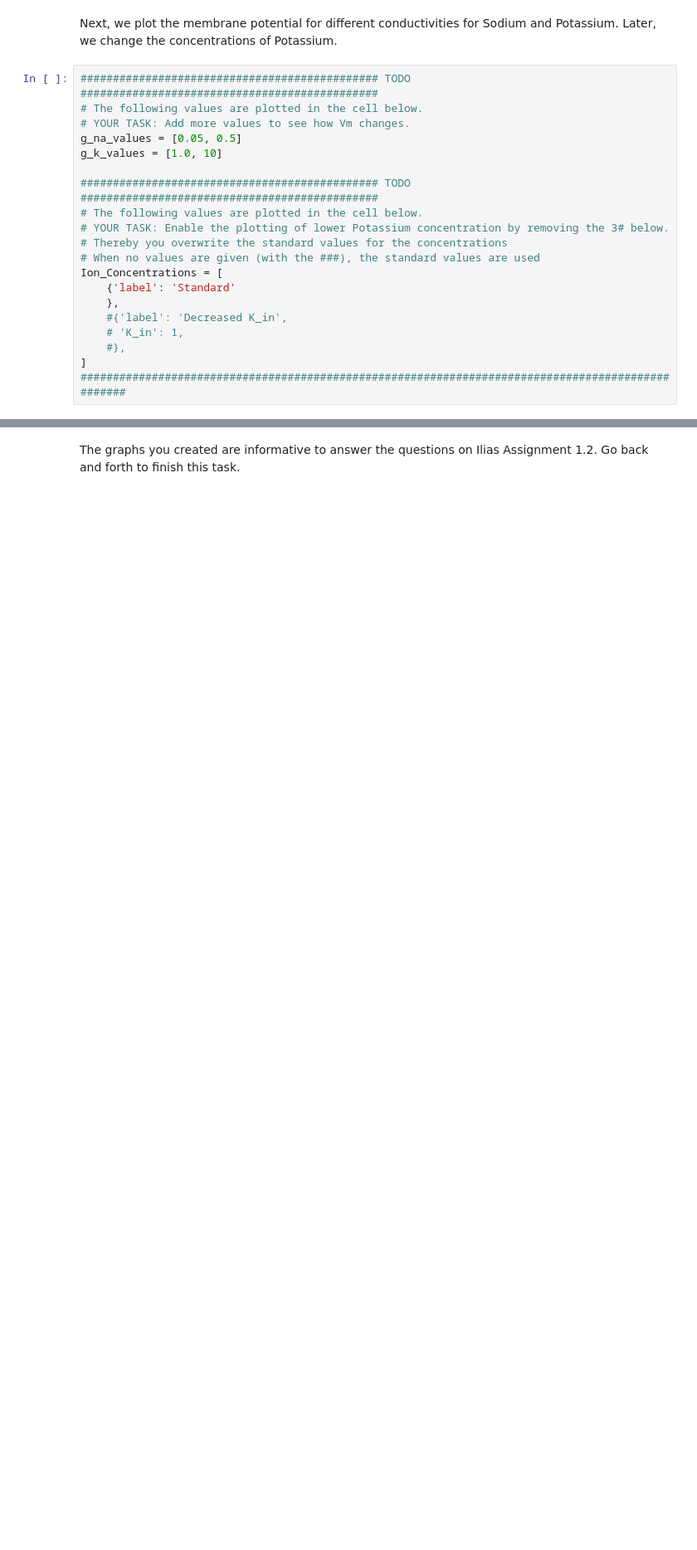
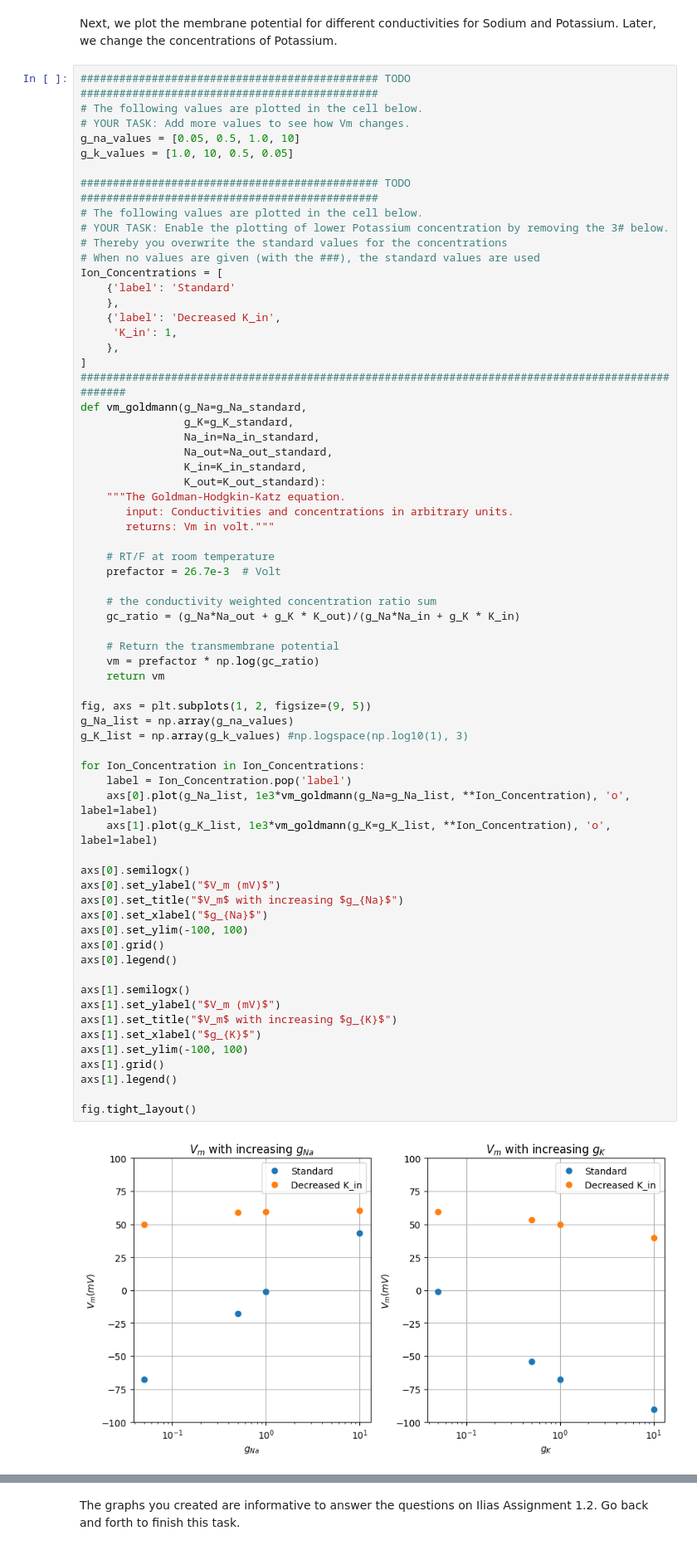
Before and after one commit to kleineidam/GoldmanAndCable, a Jupyter notebook: CourseHH.ipynb, the cells around one changed output, grey strips where cells are left out. Shown at 83% size. Saved outputs shown, nothing was run; the diff lists cells and outputs as text; blank space fills up the shorter version.

```diff
--- a/CourseHH.ipynb
+++ b/CourseHH.ipynb
@@ -74,20 +91,68 @@ Next, we plot the membrane potential for different conductivities for Sodium and
 # %%
 ############################################## TODO ##############################################
 # The following values are plotted in the cell below.
 # YOUR TASK: Add more values to see how Vm changes.
-g_na_values = [0.05, 0.5]
-g_k_values = [1.0, 10]
+g_na_values = [0.05, 0.5, 1.0, 10]
+g_k_values = [1.0, 10, 0.5, 0.05]
 
 ############################################## TODO ##############################################
 # The following values are plotted in the cell below.
 # YOUR TASK: Enable the plotting of lower Potassium concentration by removing the 3# below.
 # Thereby you overwrite the standard values for the concentrations
 # When no values are given (with the ###), the standard values are used
 Ion_Concentrations = [
     {'label': 'Standard'
     },
-    #{'label': 'Decreased K_in',
-    # 'K_in': 1,
-    #},
+    {'label': 'Decreased K_in',
+     'K_in': 1,
+    },
 ]
 ##################################################################################################
+def vm_goldmann(g_Na=g_Na_standard,
+                g_K=g_K_standard,
+                Na_in=Na_in_standard,
+                Na_out=Na_out_standard,
+                K_in=K_in_standard,
+                K_out=K_out_standard):
+    """The Goldman-Hodgkin-Katz equation.
+       input: Conductivities and concentrations in arbitrary units.
+       returns: Vm in volt."""
+
+    # RT/F at room temperature
+    prefactor = 26.7e-3  # Volt
+
+    # the conductivity weighted concentration ratio sum
+    gc_ratio = (g_Na*Na_out + g_K * K_out)/(g_Na*Na_in + g_K * K_in)
+
+    # Return the transmembrane potential
+    vm = prefactor * np.log(gc_ratio)
+    return vm
+
+fig, axs = plt.subplots(1, 2, figsize=(9, 5))
+g_Na_list = np.array(g_na_values)
+g_K_list = np.array(g_k_values) #np.logspace(np.log10(1), 3)
+
+for Ion_Concentration in Ion_Concentrations:
+    label = Ion_Concentration.pop('label')
+    axs[0].plot(g_Na_list, 1e3*vm_goldmann(g_Na=g_Na_list, **Ion_Concentration), 'o', label=label)
+    axs[1].plot(g_K_list, 1e3*vm_goldmann(g_K=g_K_list, **Ion_Concentration), 'o', label=label)
+
+axs[0].semilogx()
+axs[0].set_ylabel("$V_m (mV)$")
+axs[0].set_title("$V_m$ with increasing $g_{Na}$")
+axs[0].set_xlabel("$g_{Na}$")
+axs[0].set_ylim(-100, 100)
+axs[0].grid()
+axs[0].legend()
+
+axs[1].semilogx()
+axs[1].set_ylabel("$V_m (mV)$")
+axs[1].set_title("$V_m$ with increasing $g_{K}$")
+axs[1].set_xlabel("$g_{K}$")
+axs[1].set_ylim(-100, 100)
+axs[1].grid()
+axs[1].legend()
+
+fig.tight_layout()
+# %% [output]
+[figure, added]
```
Also changed, not shown: parts of 6 cells of this notebook.
